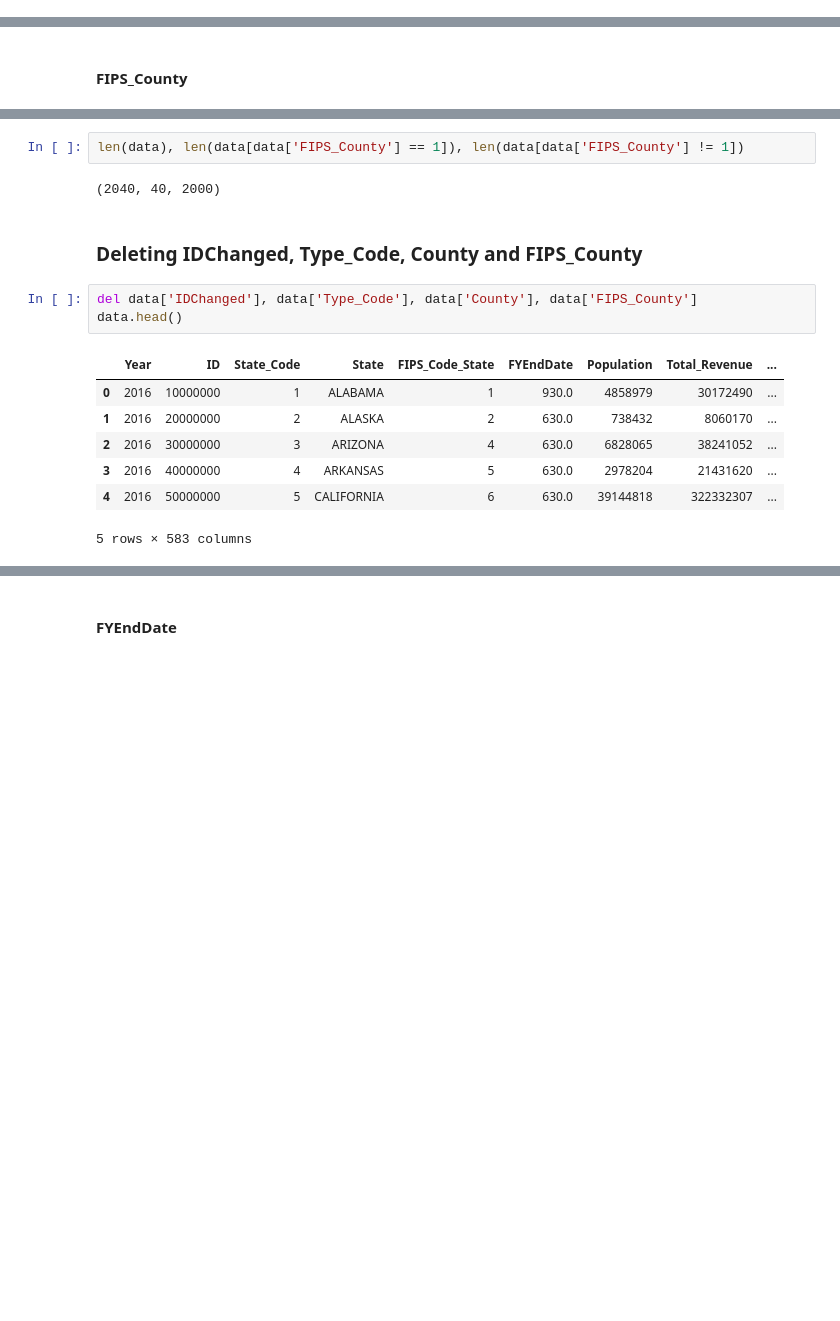
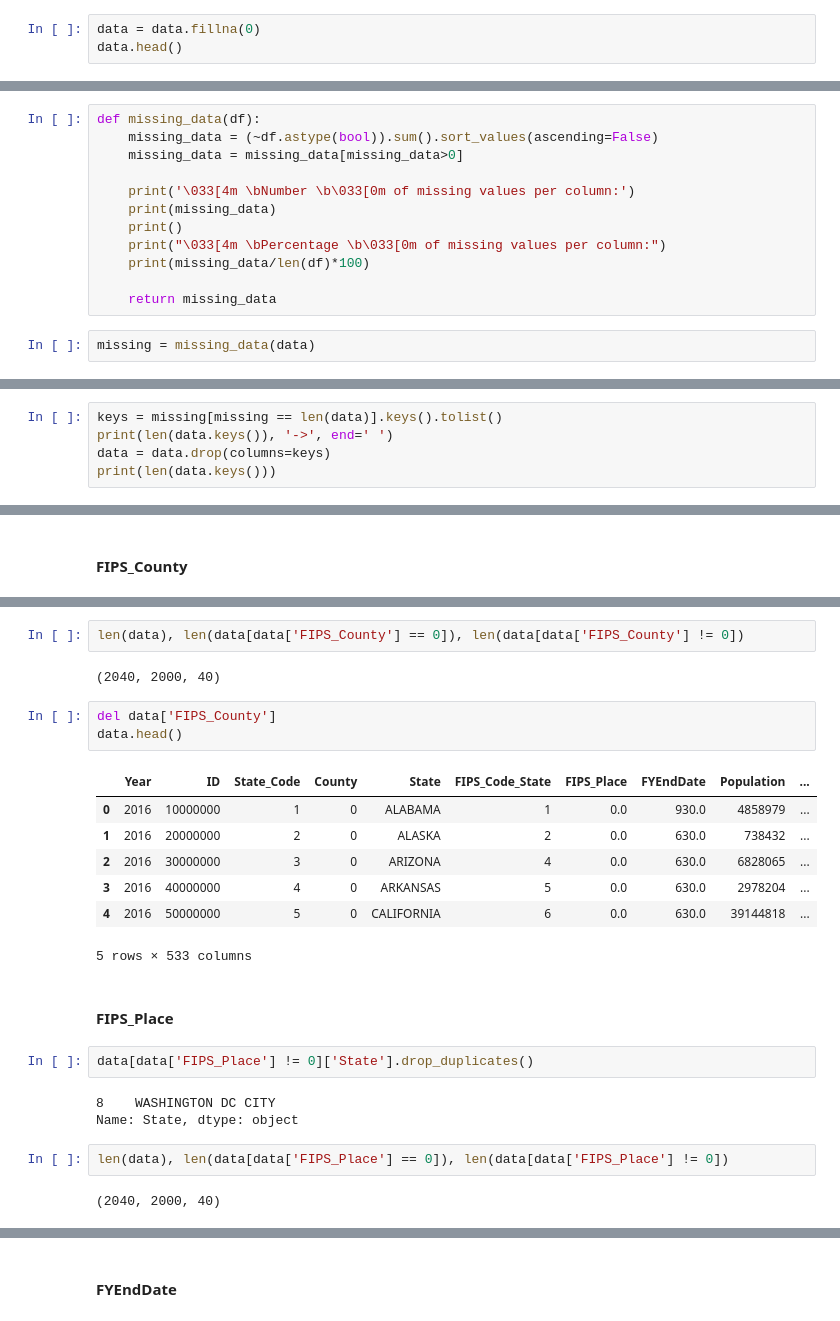
Before and after one commit to TruthTreeASD/ml, a Jupyter notebook: Analysis_StateData_1.ipynb, the cells around one changed output, grey strips where cells are left out. Cells and saved outputs as stored; diff of their text form; blank space fills up the shorter version.

```diff
--- a/Analysis_StateData_1.ipynb
+++ b/Analysis_StateData_1.ipynb
@@ -18,3 +18,6 @@ data.head()
 | 3 | 16 | 2016 | NaN | 40000000 | NaN | 4 | 0 | 0 | ARKANSAS | ... |
 | 4 | 16 | 2016 | NaN | 50000000 | NaN | 5 | 0 | 0 | CALIFORNIA | ... |
 5 rows × 594 columns
+# %%
+data = data.fillna(0)
+data.head()
@@ -20,0 +32,14 @@ data.head()
+# %%
+def missing_data(df):
+    missing_data = (~df.astype(bool)).sum().sort_values(ascending=False)
+    missing_data = missing_data[missing_data>0]
+
+    print('\033[4m \bNumber \b\033[0m of missing values per column:')
+    print(missing_data)
+    print()
+    print("\033[4m \bPercentage \b\033[0m of missing values per column:")
+    print(missing_data/len(df)*100)
+
+    return missing_data
+# %%
+missing = missing_data(data)
@@ -20,0 +64,5 @@ data.head()
+# %%
+keys = missing[missing == len(data)].keys().tolist()
+print(len(data.keys()), '->', end=' ')
+data = data.drop(columns=keys)
+print(len(data.keys()))
@@ -495,17 +411,26 @@ data[data['FIPS_County'] == 1]
 # %%
-len(data), len(data[data['FIPS_County'] == 1]), len(data[data['FIPS_County'] != 1])
+len(data), len(data[data['FIPS_County'] == 0]), len(data[data['FIPS_County'] != 0])
 # %% [output]
-(2040, 40, 2000)
+(2040, 2000, 40)
-# %% [markdown]
-### Deleting IDChanged, Type_Code, County and FIPS_County
 # %%
-del data['IDChanged'], data['Type_Code'], data['County'], data['FIPS_County']
+del data['FIPS_County']
 data.head()
 # %% [output]
-|  | Year | ID | State_Code | State | FIPS_Code_State | FYEndDate | Population | Total_Revenue | ... |
-| 0 | 2016 | 10000000 | 1 | ALABAMA | 1 | 930.0 | 4858979 | 30172490 | ... |
-| 1 | 2016 | 20000000 | 2 | ALASKA | 2 | 630.0 | 738432 | 8060170 | ... |
-| 2 | 2016 | 30000000 | 3 | ARIZONA | 4 | 630.0 | 6828065 | 38241052 | ... |
-| 3 | 2016 | 40000000 | 4 | ARKANSAS | 5 | 630.0 | 2978204 | 21431620 | ... |
-| 4 | 2016 | 50000000 | 5 | CALIFORNIA | 6 | 630.0 | 39144818 | 322332307 | ... |
+|  | Year | ID | State_Code | County | State | FIPS_Code_State | FIPS_Place | FYEndDate | Population | ... |
+| 0 | 2016 | 10000000 | 1 | 0 | ALABAMA | 1 | 0.0 | 930.0 | 4858979 | ... |
+| 1 | 2016 | 20000000 | 2 | 0 | ALASKA | 2 | 0.0 | 630.0 | 738432 | ... |
+| 2 | 2016 | 30000000 | 3 | 0 | ARIZONA | 4 | 0.0 | 630.0 | 6828065 | ... |
+| 3 | 2016 | 40000000 | 4 | 0 | ARKANSAS | 5 | 0.0 | 630.0 | 2978204 | ... |
+| 4 | 2016 | 50000000 | 5 | 0 | CALIFORNIA | 6 | 0.0 | 630.0 | 39144818 | ... |
-5 rows × 583 columns
+5 rows × 533 columns
+# %% [markdown]
+#### FIPS_Place
+# %%
+data[data['FIPS_Place'] != 0]['State'].drop_duplicates()
+# %% [output]
+8    WASHINGTON DC CITY
+Name: State, dtype: object
+# %%
+len(data), len(data[data['FIPS_Place'] == 0]), len(data[data['FIPS_Place'] != 0])
+# %% [output]
+(2040, 2000, 40)
```
Also changed, not shown: parts of 34 cells of this notebook, 7 other files.
